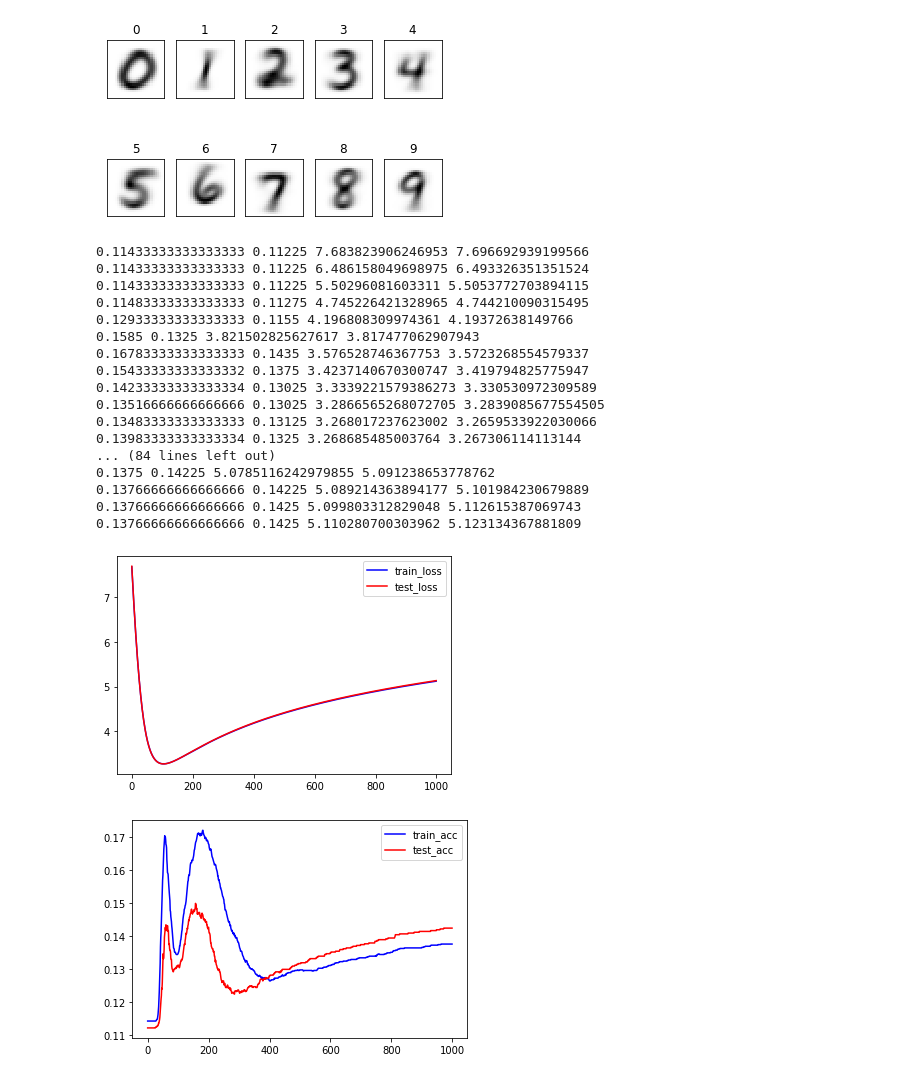
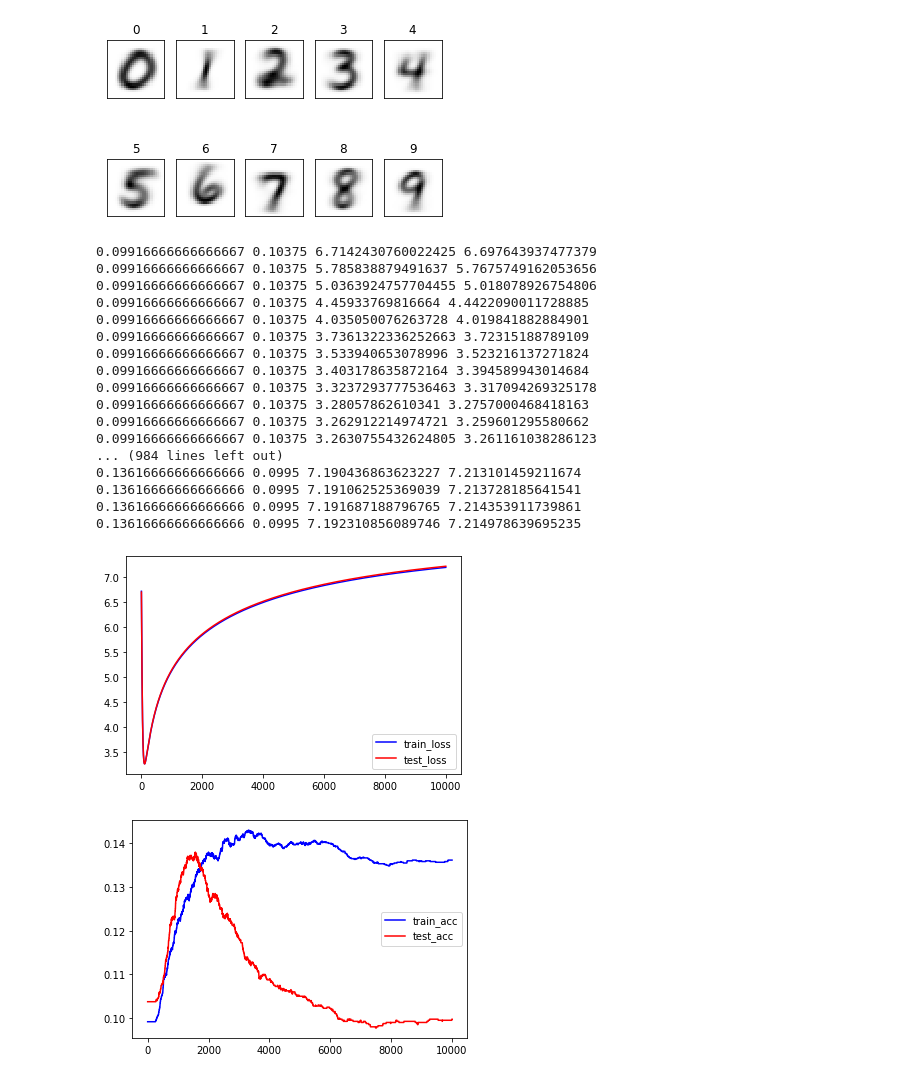
Before and after one commit to HeegonJin/lec_MachineLearning, a Jupyter notebook: assignment09.ipynb, the cells around one changed output. Saved outputs shown, nothing was run; the diff lists cells and outputs as text; code cells hidden in the pictures.

Commit message:
plot train, test acc

```diff
--- a/assignment09.ipynb
+++ b/assignment09.ipynb
@@ -213,7 +213,7 @@ x_test = list_image[:, 6000:].T
 t_test = list_label[6000:]
 # %%
 network = ThreeLayerNet(input_size=784, hidden_size1=196, hidden_size2 = 49, output_size=10)
-iters_num = 1000
+iters_num = 10000
 train_size = x_train.shape[0]
 learning_rate = 0.000001
 train_loss_list = []
@@ -240,35 +240,35 @@ for i in range(iters_num):
         learning_rate = learning_rate * 1/(1 + decay)
         print(train_acc,test_acc,train_loss,test_loss)
 # %% [output]
-0.11433333333333333 0.11225 7.683823906246953 7.696692939199566
-0.11433333333333333 0.11225 6.486158049698975 6.493326351351524
-0.11433333333333333 0.11225 5.50296081603311 5.5053772703894115
-0.11483333333333333 0.11275 4.745226421328965 4.744210090315495
-0.12933333333333333 0.1155 4.196808309974361 4.19372638149766
-0.1585 0.1325 3.821502825627617 3.817477062907943
-0.16783333333333333 0.1435 3.576528746367753 3.5723268554579337
-0.15433333333333332 0.1375 3.4237140670300747 3.419794825775947
-0.14233333333333334 0.13025 3.3339221579386273 3.330530972309589
-0.13516666666666666 0.13025 3.2866565268072705 3.2839085677554505
-0.13483333333333333 0.13125 3.268017237623002 3.2659533922030066
-0.13983333333333334 0.1325 3.268685485003764 3.267306114113144
-... (84 lines left out)
-0.1375 0.14225 5.0785116242979855 5.091238653778762
-0.13766666666666666 0.14225 5.089214363894177 5.101984230679889
-0.13766666666666666 0.1425 5.099803312829048 5.112615387069743
-0.13766666666666666 0.1425 5.110280700303962 5.123134367881809
+0.09916666666666667 0.10375 6.7142430760022425 6.697643937477379
+0.09916666666666667 0.10375 5.785838879491637 5.7675749162053656
+0.09916666666666667 0.10375 5.0363924757704455 5.018078926754806
+0.09916666666666667 0.10375 4.45933769816664 4.4422090011728885
+0.09916666666666667 0.10375 4.035050076263728 4.019841882884901
+0.09916666666666667 0.10375 3.7361322336252663 3.72315188789109
+0.09916666666666667 0.10375 3.533940653078996 3.523216137271824
+0.09916666666666667 0.10375 3.403178635872164 3.394589943014684
+0.09916666666666667 0.10375 3.3237293777536463 3.317094269325178
+0.09916666666666667 0.10375 3.28057862610341 3.2757000468418163
+0.09916666666666667 0.10375 3.262912214974721 3.259601295580662
+0.09916666666666667 0.10375 3.2630755432624805 3.261161038286123
+... (984 lines left out)
+0.13616666666666666 0.0995 7.190436863623227 7.213101459211674
+0.13616666666666666 0.0995 7.191062525369039 7.213728185641541
+0.13616666666666666 0.0995 7.191687188796765 7.214353911739861
+0.13616666666666666 0.0995 7.192310856089746 7.214978639695235
 # %%
-a = [i for i in range(1000)]
+a = [i for i in range(10000)]
 plt.plot(a, train_loss_list,label = 'train_loss', c = 'b')
 plt.plot(a, test_loss_list,label = 'test_loss', c = 'r')
 plt.legend()
 plt.show()
 # %% [output]
-[figure, old version]
+[figure, new version]
 # %%
 plt.plot(a, train_acc_list,label = 'train_acc', c = 'b')
 plt.plot(a, test_acc_list,label = 'test_acc', c = 'r')
 plt.legend()
 plt.show()
 # %% [output]
-[figure, old version]
+[figure, new version]
```
Also changed, not shown: 1 other file.
